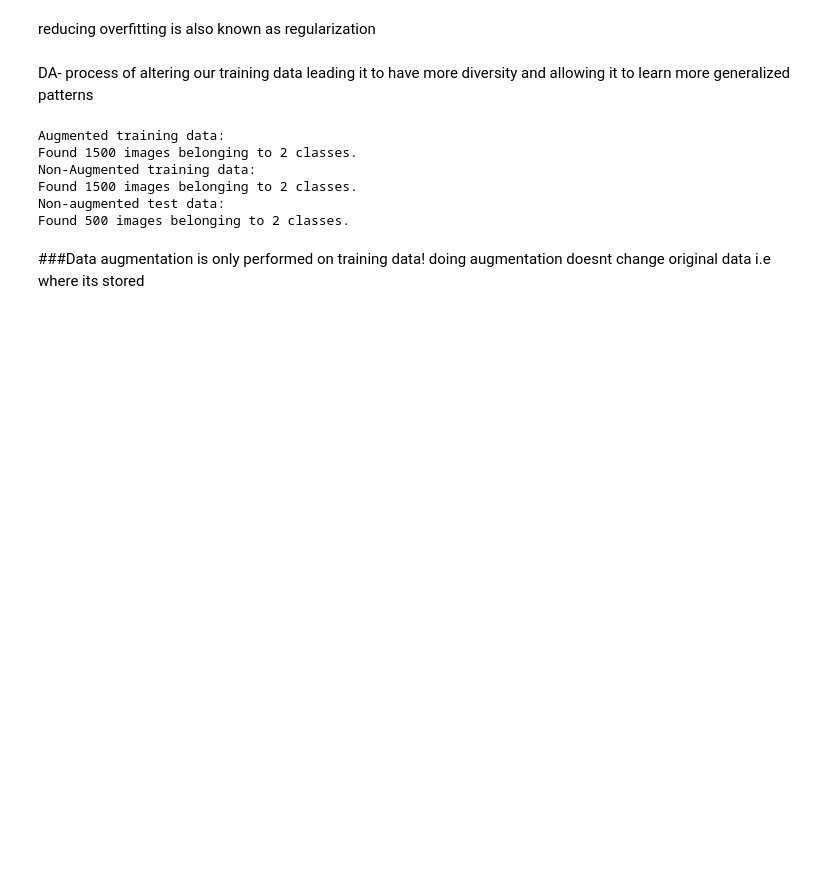
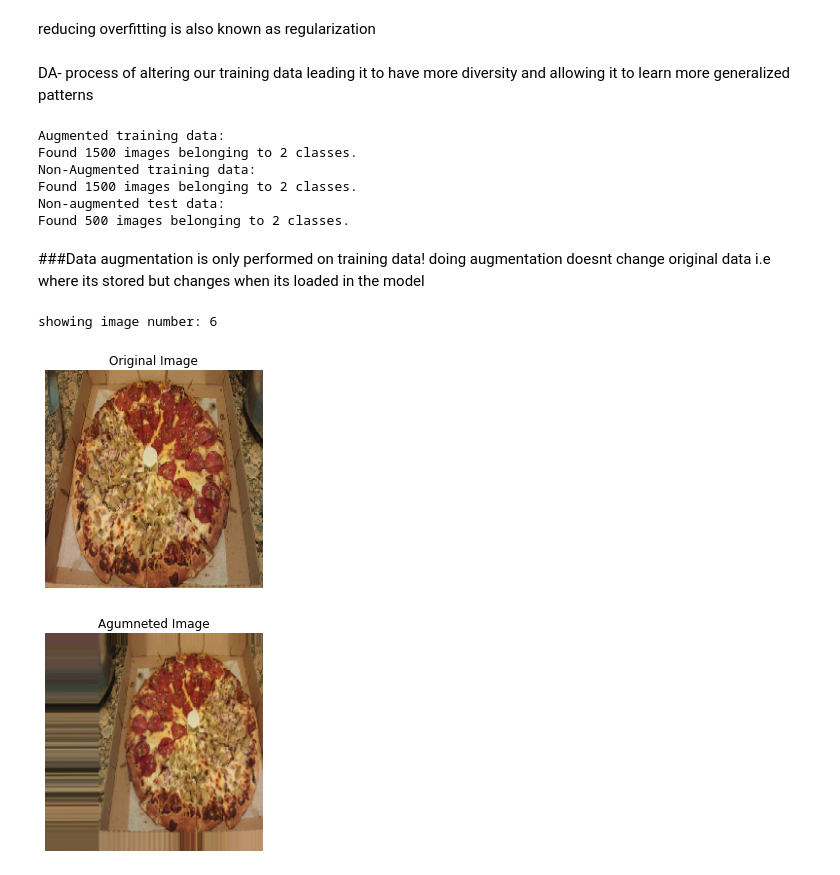
Before and after one commit to Sashank11/learn_tensorflow, a Jupyter notebook: Introduction_to_computer_vision_with_tensorflow.ipynb, the cells around one changed output. Cells and saved outputs as stored; diff of their text form; code cells hidden in the pictures; blank space fills up the shorter version.

```diff
--- a/Introduction_to_computer_vision_with_tensorflow.ipynb
+++ b/Introduction_to_computer_vision_with_tensorflow.ipynb
@@ -774,4 +774,23 @@ Non-augmented test data:
 Found 500 images belonging to 2 classes.
 # %% [markdown]
 ###Data augmentation is only performed on training data!
-doing augmentation doesnt change original data i.e where its stored
+doing augmentation doesnt change original data i.e where its stored but changes when its loaded in the model
+# %%
+images, labels = train_data.next()
+augmented_images, aug_labels = train_data_augmented.next() #labels aint augmented btw
+# %%
+# Show both imgs
+import random
+random_number = random.randint(0,32) # batch size
+print(f"showing image number: {random_number}")
+plt.imshow(images[random_number])
+plt.title("Original Image")
+plt.axis(False)
+plt.figure()
+plt.imshow(augmented_images[random_number])
+plt.title(f"Agumneted Image")
+plt.axis(False);
+# %% [output]
+showing image number: 6
+[figure, added]
+[figure, added]
```
Also changed, not shown: parts of 40 cells of this notebook.
